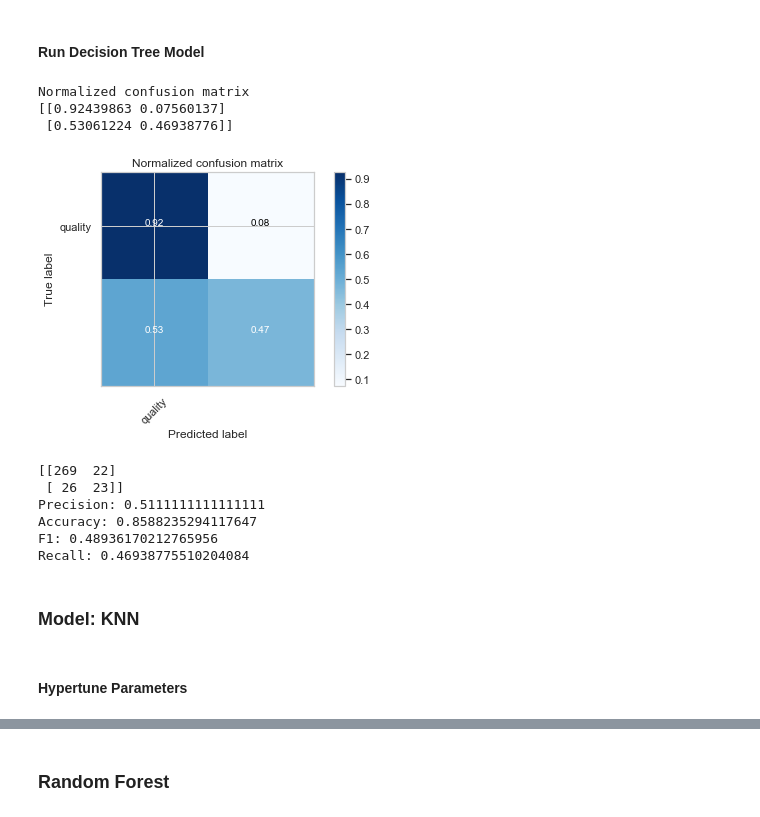
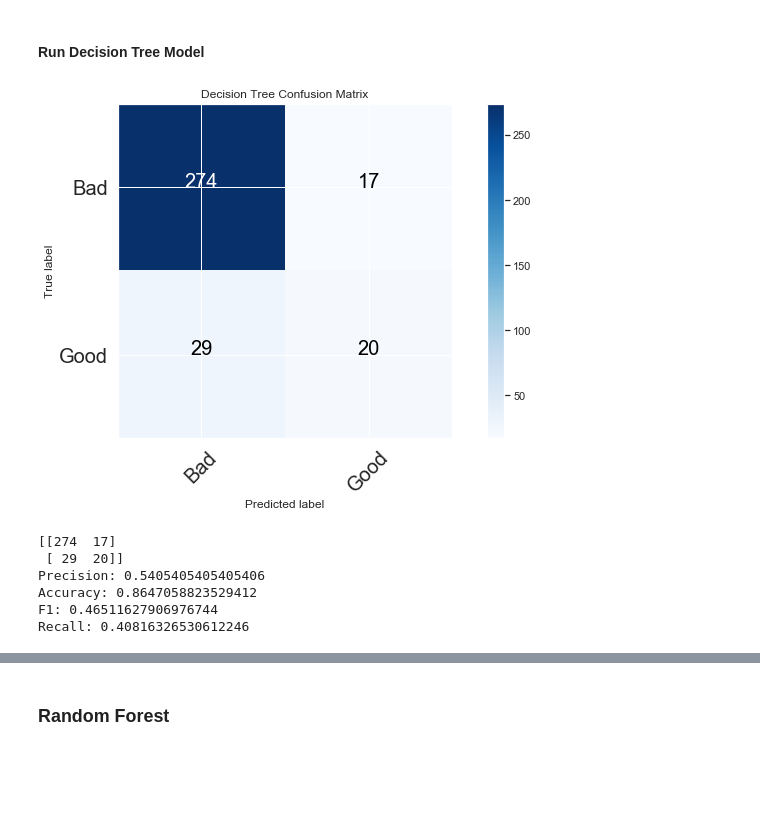
Before and after one commit to erikajane/Good_Wine_Classification, a Jupyter notebook: Red Wine Analysis-Copy1.ipynb, the cells around one changed output, grey strips where cells are left out. Drawn from its saved outputs; the diff is of its cells as text; code cells hidden in the pictures; blank space fills up the shorter version.

```diff
--- a/Red Wine.ipynb
+++ b/Red Wine Analysis-Copy1.ipynb
@@ -650,29 +555,26 @@ GridSearchCV(cv=5, error_score='raise-deprecating',
 # %% [markdown]
 #### Run Decision Tree Model
 # %%
+#Run the Decision Tree model & print confusion matrix, precision and accuracy score
+
 dt = grid_dt.best_estimator_
 dt.fit(X_train,y_train)
 dt_predict = dt.predict(X_test)
 dt_conf_matrix = confusion_matrix(y_test, dt_predict)
-plot_confusion_matrix(dt_conf_matrix, classes=set(y), normalize=True, title='Normalized confusion matrix')
+
+plot_confusion_matrix(dt_conf_matrix, title='Decision Tree Confusion Matrix')
 plt.show()
+
 print(dt_conf_matrix)
 print("Precision:", precision_score(y_test, dt_predict))
 print("Accuracy:", accuracy_score(y_test, dt_predict))
 print("F1:",metrics.f1_score(y_test, dt_predict))
 print("Recall:",metrics.recall_score(y_test, dt_predict))
 # %% [output]
+[figure, new version]
-Normalized confusion matrix
-[[0.92439863 0.07560137]
- [0.53061224 0.46938776]]
+[[274  17]
+ [ 29  20]]
+Precision: 0.5405405405405406
+Accuracy: 0.8647058823529412
+F1: 0.46511627906976744
+Recall: 0.40816326530612246
-[figure, old version]
-[[269  22]
- [ 26  23]]
-Precision: 0.5111111111111111
-Accuracy: 0.8588235294117647
-F1: 0.48936170212765956
-Recall: 0.46938775510204084
-# %% [markdown]
-### Model: KNN
-# %% [markdown]
-#### Hypertune Parameters
```
Also changed, not shown: parts of 24 cells of this notebook, 2 other files.
